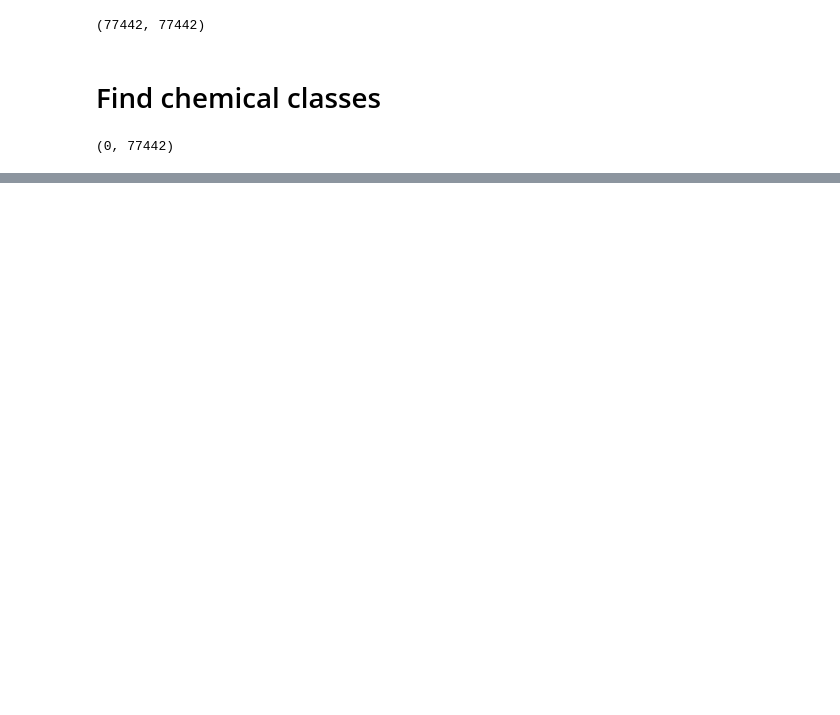
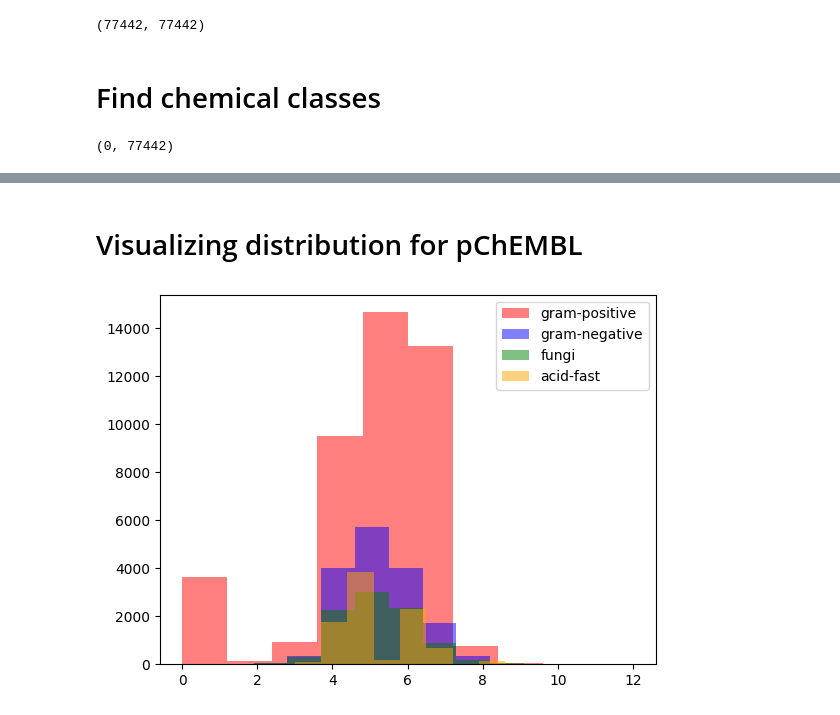
Before and after one commit to IMI-COMBINE/broad_spectrum_prediction, a Jupyter notebook: src/0_eda_analysis.ipynb, the cells around one changed output, grey strips where cells are left out. Drawn from its saved outputs; the diff is of its cells as text; code cells hidden in the pictures; blank space fills up the shorter version.

```diff
--- a/src/0_eda_analysis.ipynb
+++ b/src/0_eda_analysis.ipynb
@@ -155,0 +167,4 @@ with open(f"{DATA_DIR}/mapping/structure2class.json", "w") as f:
+# %%
+final_df["chemical_class"] = cmpd_classes
+final_df["compound_superclass"] = cmpd_superclasses
+final_df["compound_pathway"] = cmpd_pathways
@@ -155,0 +219,45 @@ with open(f"{DATA_DIR}/mapping/structure2class.json", "w") as f:
+# %% [markdown]
+# Visualizing distribution for pChEMBL
+# %%
+pchem_dist_dict = defaultdict(list)
+
+for idx, row in tqdm(final_df.iterrows(), total=len(final_df)):
+    (
+        inchikey,
+        smiles,
+        source,
+        gram_pos,
+        gram_neg,
+        fungi,
+        acid_fast,
+        _,
+        _,
+        _,
+        best_class,
+    ) = row
+
+    if best_class == "gram-positive":
+        pchem_dist_dict["gram-positive"].append(gram_pos)
+
+    elif best_class == "gram-negative":
+        pchem_dist_dict["gram-negative"].append(gram_neg)
+
+    elif best_class == "fungi":
+        pchem_dist_dict["fungi"].append(fungi)
+
+    elif best_class == "acid-fast":
+        pchem_dist_dict["acid-fast"].append(acid_fast)
+# %%
+plt.hist(
+    pchem_dist_dict["gram-positive"], alpha=0.5, color="red", label="gram-positive"
+)
+plt.hist(
+    pchem_dist_dict["gram-negative"], alpha=0.5, color="blue", label="gram-negative"
+)
+plt.hist(pchem_dist_dict["fungi"], alpha=0.5, color="green", label="fungi")
+plt.hist(pchem_dist_dict["acid-fast"], alpha=0.5, color="orange", label="acid-fast")
+plt.legend()
+plt.savefig(f"../figures/compound_activity_distribution.png")
+plt.show()
+# %% [output]
+[figure, added]
```
Also changed, not shown: parts of 9 cells of this notebook.
